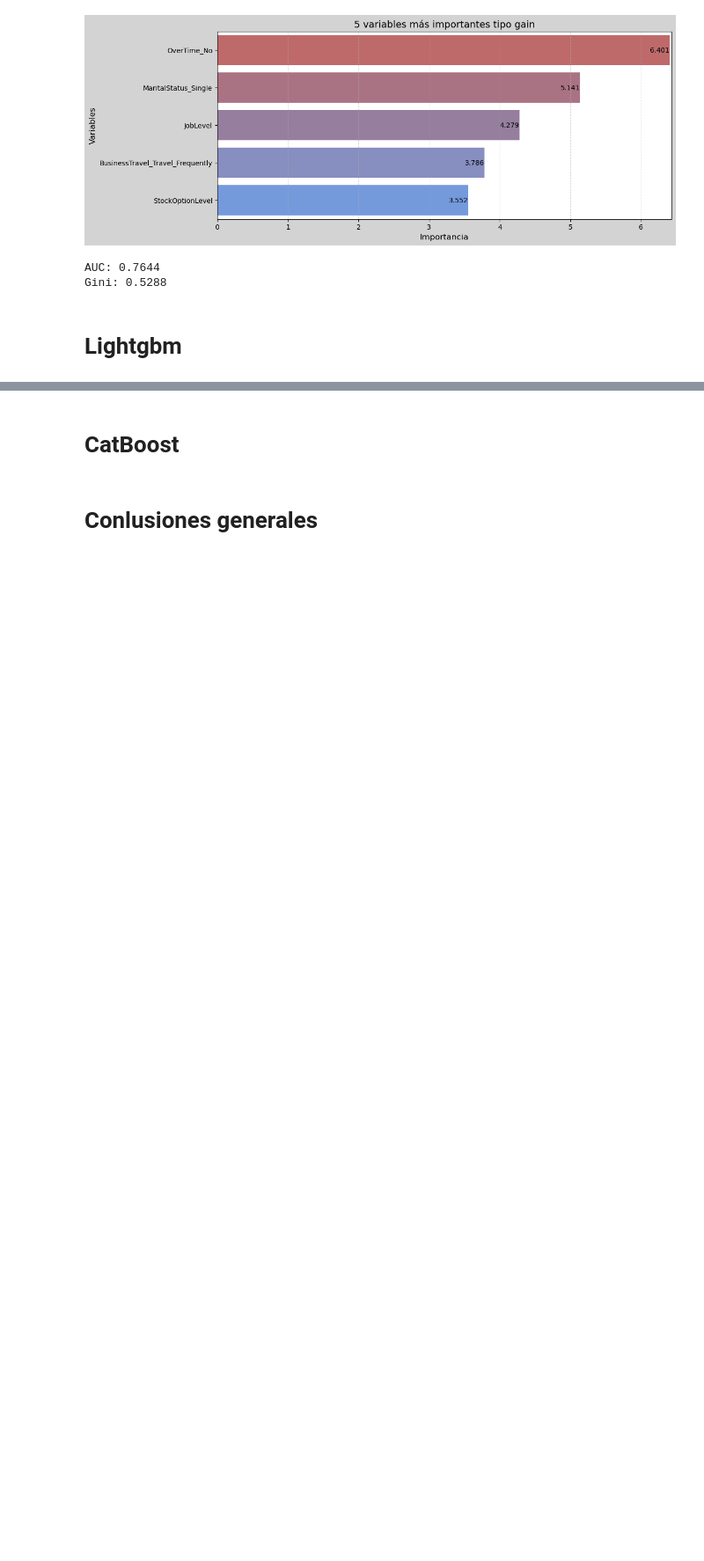
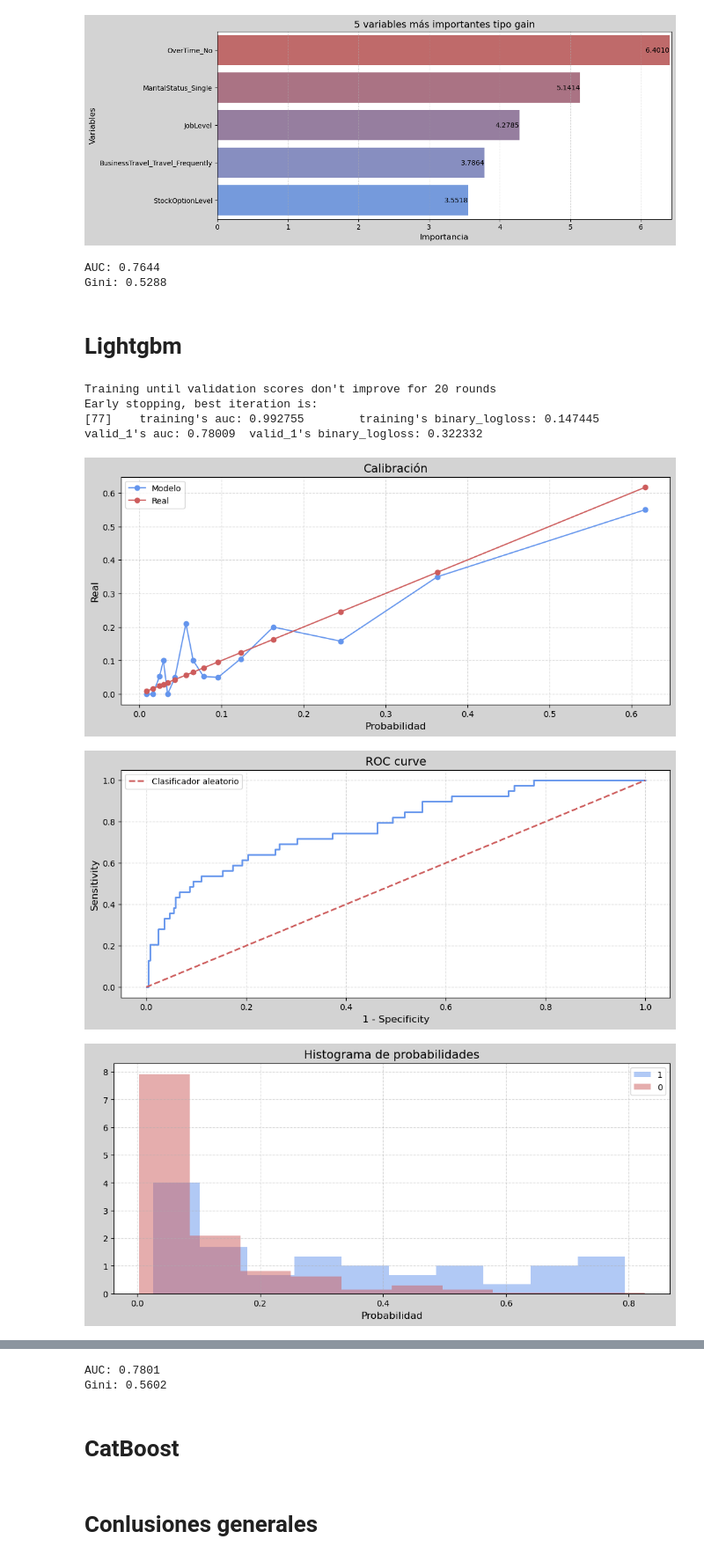
Before and after one commit to zayo1511/LabAprEst, a Jupyter notebook: Parcial3/ExamenPractico.ipynb, the cells around one changed output, grey strips where cells are left out. Shown at 88% size. Saved outputs shown, nothing was run; the diff lists cells and outputs as text; code cells hidden in the pictures; blank space fills up the shorter version.

Commit message:
lightgbm

```diff
--- a/Parcial3/ExamenPractico.ipynb
+++ b/Parcial3/ExamenPractico.ipynb
@@ -205,6 +205,35 @@ def xgboost(X_train, X_test, y_train, y_test):
     importance(features_gain, valores_gain, 5, 'gain')
 
     return print(f'AUC: {auc:.4f}\nGini: {gini:.4f}')
+
+def lightgbm(X_train, X_test, y_train, y_test):
+    model = LGBMClassifier(num_iterations=10000, num_leaves=10, learning_rate=0.1, max_depth=6, lambda_l2=0.1,
+                           subsample=0.5, feature_fraction=0.8, verbosity=-1, metric=['auc', 'binary_logloss']
+                           )
+    model.fit(X_train, y_train, eval_set=[(X_train, y_train), (X_test, y_test)],
+              callbacks=[early_stopping(20), log_evaluation(100)])
+
+    probabilidades = model.predict_proba(X_test)[:, 1]
+    auc = roc_auc_score(y_score=probabilidades, y_true=y_test)
+    gini = 2*auc - 1
+
+    calibracion(probabilidades, y_test)
+    roc(probabilidades, y_test)
+    histograma(probabilidades, y_test)
+
+    train_loss = model.evals_result_['training']['binary_logloss']
+    test_loss = model.evals_result_['valid_1']['binary_logloss']
+
+    loss(train_loss, test_loss)
+
+    importancia_split = model.booster_.feature_importance(importance_type='split')
+    importancia_gain = model.booster_.feature_importance(importance_type='gain')
+    features = model.booster_.feature_name()
+
+    importance(features, importancia_split, 5, 'split')
+    importance(features, importancia_gain, 5, 'gain')
+
+    return print(f'AUC: {auc:.4f}\nGini: {gini:.4f}')
 # %% [markdown]
 # Data
 # %%
@@ -301,3 +330,12 @@ AUC: 0.7644
 Gini: 0.5288
 # %% [markdown]
 # Lightgbm
+# %%
+lightgbm(X_train, X_test, y_train, y_test)
+# %% [output]
+Training until validation scores don't improve for 20 rounds
+Early stopping, best iteration is:
+[77]    training's auc: 0.992755        training's binary_logloss: 0.147445     valid_1's auc: 0.78009  valid_1's binary_logloss: 0.322332
+[figure, added]
+[figure, added]
+[figure, added]
@@ -304,3 +345,5 @@ Gini: 0.5288
+AUC: 0.7801
+Gini: 0.5602
 # %% [markdown]
 # CatBoost
 # %% [markdown]
```
Also changed, not shown: parts of 3 cells of this notebook.
